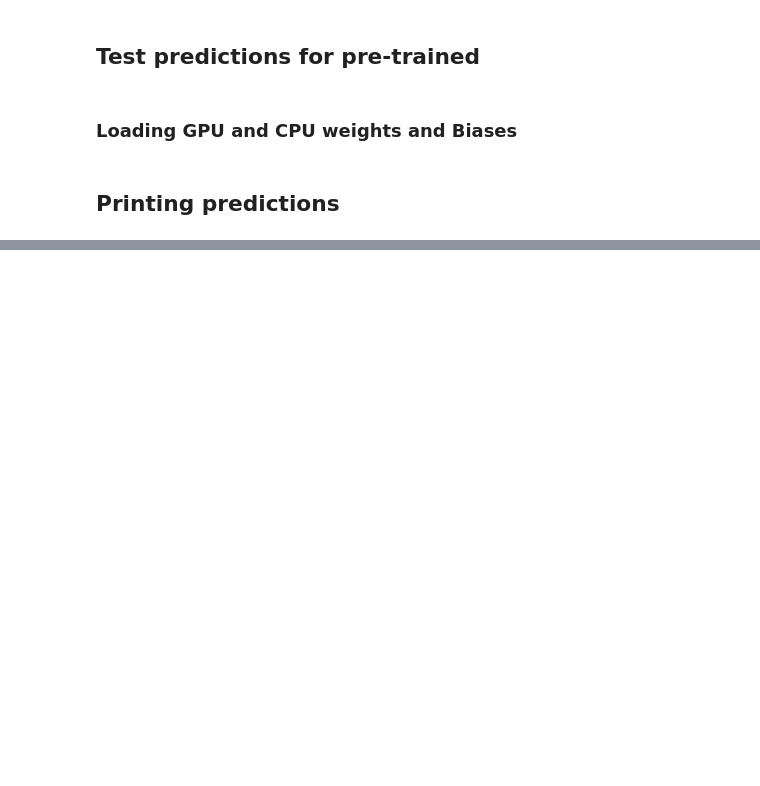
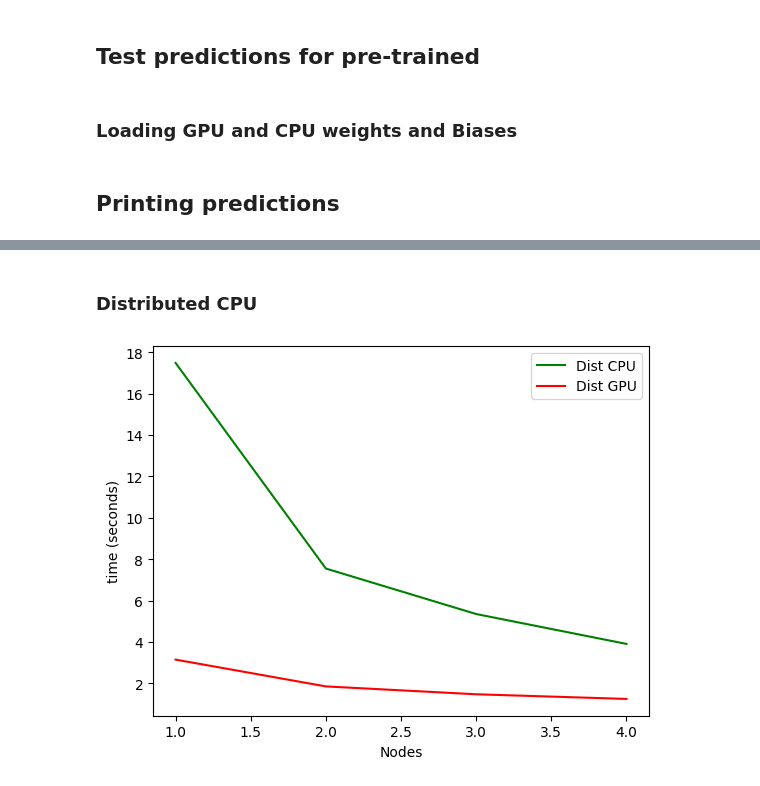
Before and after one commit to Crashprn/DistributedNNTraining, a Jupyter notebook: Loading_MNIST.ipynb, the cells around one changed output, grey strips where cells are left out. Drawn from its saved outputs; the diff is of its cells as text; code cells hidden in the pictures; blank space fills up the shorter version.

```diff
--- a/Loading_MNIST.ipynb
+++ b/Loading_MNIST.ipynb
@@ -116,0 +136,11 @@ plt.show()
+# %% [markdown]
+### Distributed CPU
+# %%
+plt.plot(dist_cpu[:,0], dist_cpu[:,1], label="Dist CPU", color='green')
+plt.plot(dist_gpu[:,0], dist_gpu[:,1], label="Dist GPU", color='red')
+plt.xlabel("Nodes")
+plt.ylabel("time (seconds)")
+plt.legend()
+plt.show()
+# %% [output]
+[figure, added]
```
Also changed, not shown: parts of 10 cells of this notebook, 13 other files.
